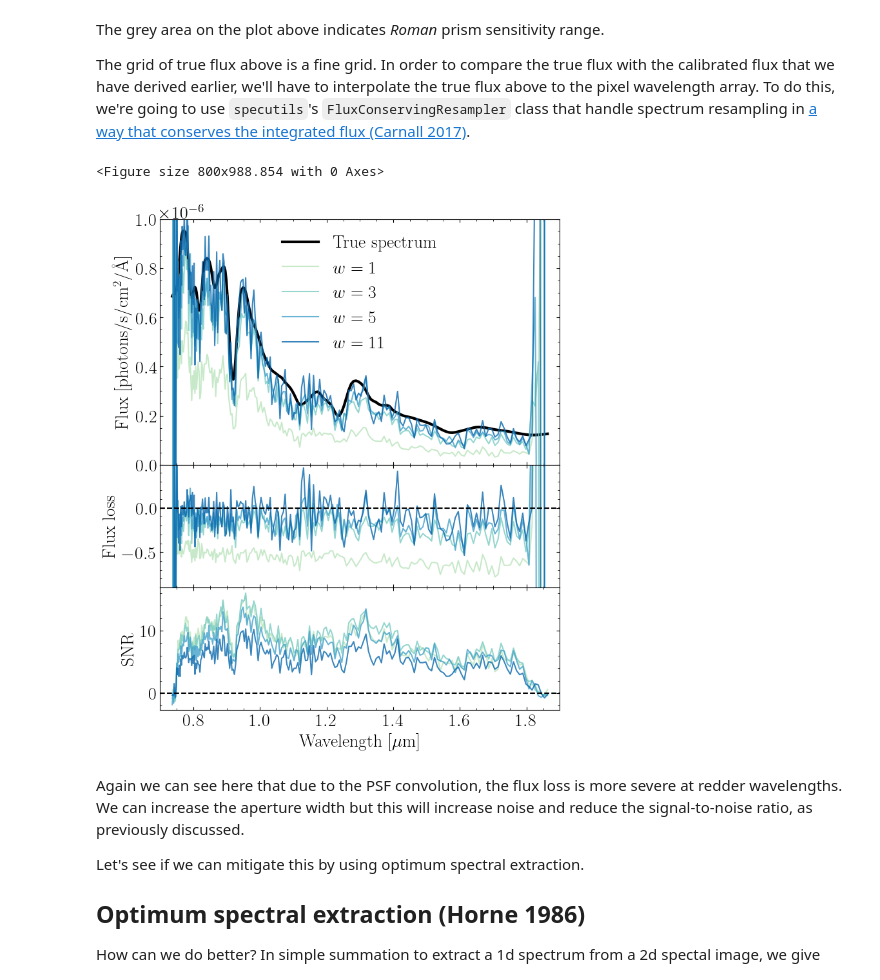
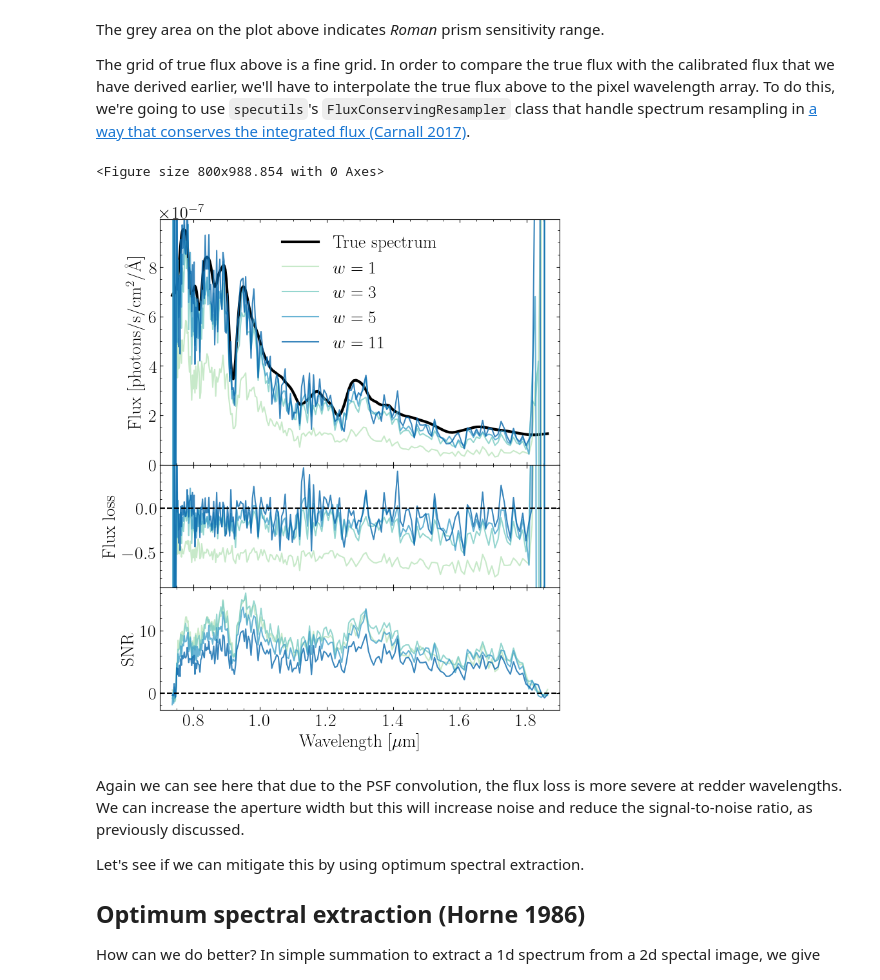
Before and after one commit to sangeetak20/RomanSpectraDataChallenge, a Jupyter notebook: DataChallenge2/prism_demo/prism_1d_spectral_extraction_using_simple_summation_and_optimum_spectral_extraction.ipynb, the cells around one changed output. Cells and saved outputs as stored; diff of their text form; code cells hidden in the pictures.

```diff
--- a/DataChallenge2/prism_demo/prism_1d_spectral_extraction_using_simple_summation_and_optimum_spectral_extraction.ipynb
+++ b/DataChallenge2/prism_demo/prism_1d_spectral_extraction_using_simple_summation_and_optimum_spectral_extraction.ipynb
@@ -513,7 +511,7 @@ flux_resampler = FluxConservingResampler(extrapolation_treatment='zero_fill')
 sn_true1dSpec = flux_resampler(Spectrum(flux=sn_flux_grid, spectral_axis=sn_wave_grid), wavePix).flux
 # %%
 ## Also, from the header, grab the exposure time of the observation
-exposureTimeSp = hduList['SCI', obsID].header['EXPTIME'] * u.s
+exposureTimeSp = float(hduList['SCI', obsID].header['EXPTIME']) * u.s
 # %%
 nRows = 3
 nCols = 1
@@ -523,8 +521,6 @@ ySize = 2 * xSize / GOLDEN_RATIO
 
 xMin, xMax = 0.7000, 1.9000
 dX, dMX = 0.2000, 0.0500
-
-yMin, yMax = 0.0, 1.e-6
 
 opacity = 0.8
 
@@ -536,6 +532,8 @@ plt.subplots_adjust(hspace=0.0)
 
 ## This is the true flux of the supernova that we have showed earlier, plotted here for comparison
 axes[0].plot(wavePix.to(u.micron), sn_true1dSpec, 'k-', label='True spectrum', linewidth=3)
+
+_, yMax = axes[0].get_ylim()
 
 axes[1].axhline(color='k', linestyle='--')
 
@@ -563,38 +561,38 @@ axes[0].set_xlim(xMin, xMax)
 axes[0].set_ylim(0.0, yMax)
 axes[0].xaxis.set_major_locator(ticker.MultipleLocator(dX))
 axes[0].xaxis.set_minor_locator(ticker.MultipleLocator(dMX))
-axes[0].yaxis.set_major_locator(ticker.MultipleLocator(2.0e-7))
-axes[0].yaxis.set_minor_locator(ticker.MultipleLocator(0.5e-7))
+axes[0].yaxis.set_major_locator(ticker.AutoLocator())
+axes[0].yaxis.set_minor_locator(ticker.AutoMinorLocator())
 
 axes[0].legend(frameon=False)
 
 axes[0].set_ylabel(r'Flux [photons/s/cm$^2$/\AA]')
 
 dY, dMY = 0.5, 0.1
 
 axes[1].axhline(linestyle='--', color='k')
 
 axes[1].yaxis.set_major_locator(ticker.MultipleLocator(dY))
 axes[1].yaxis.set_minor_locator(ticker.MultipleLocator(dMY))
 
 axes[1].set_ylim(-0.9, +0.49)
 
 axes[1].set_ylabel(r'Flux loss');
 
 axes[2].axhline(linestyle='--', color='k')
 
 axes[2].set_xlabel(r'Wavelength [$\mu$m]')
 
 axes[2].yaxis.set_major_locator(ticker.AutoLocator())
 axes[2].yaxis.set_minor_locator(ticker.AutoMinorLocator())
 
 axes[2].set_ylabel(r'SNR');
 
 ## outFilename = "{0:s}/plot_1dSpectralExtraction_simpleSummation_calibrated.pdf".format(OUTDIR)
 ## fig.savefig(outFilename, bbox_inches='tight')
 # %% [output]
 <Figure size 800x988.854 with 0 Axes>
-[figure, old version]
+[figure, new version]
 # %% [markdown]
 Again we can see here that due to the PSF convolution, the flux loss is more severe at redder wavelengths. We can increase the aperture width but this will increase noise and reduce the signal-to-noise ratio, as previously discussed.
 
```
Also changed, not shown: parts of 2 cells of this notebook, 5 other files.
